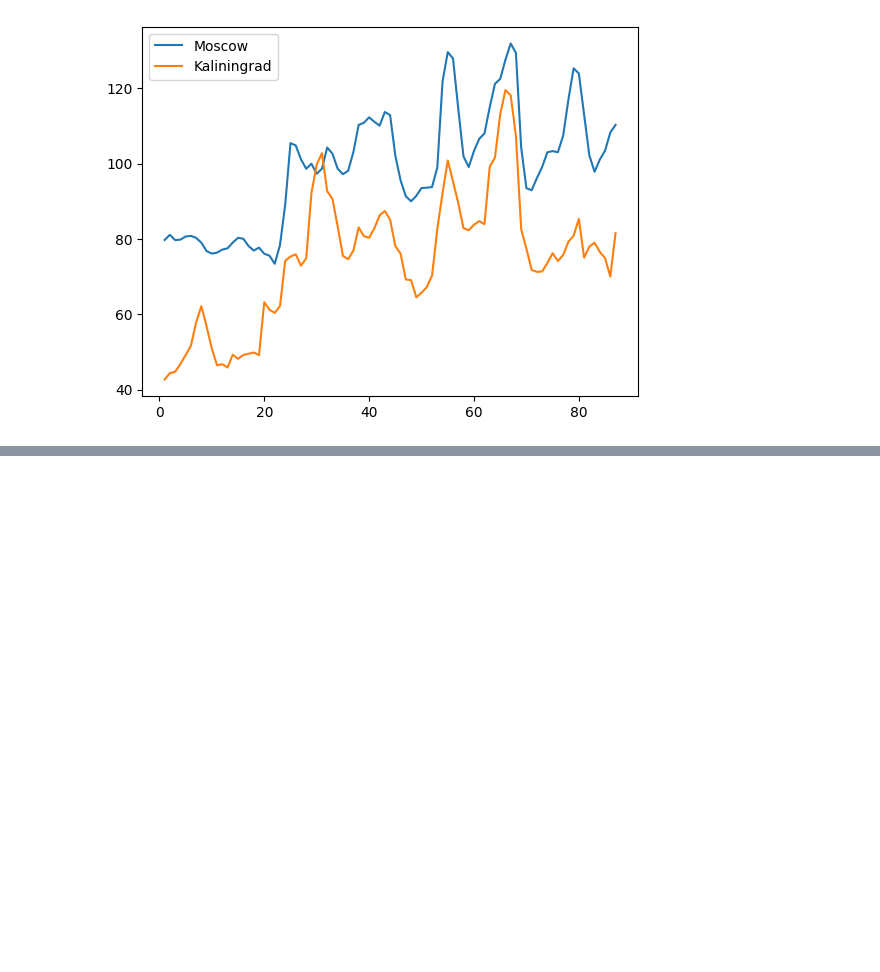
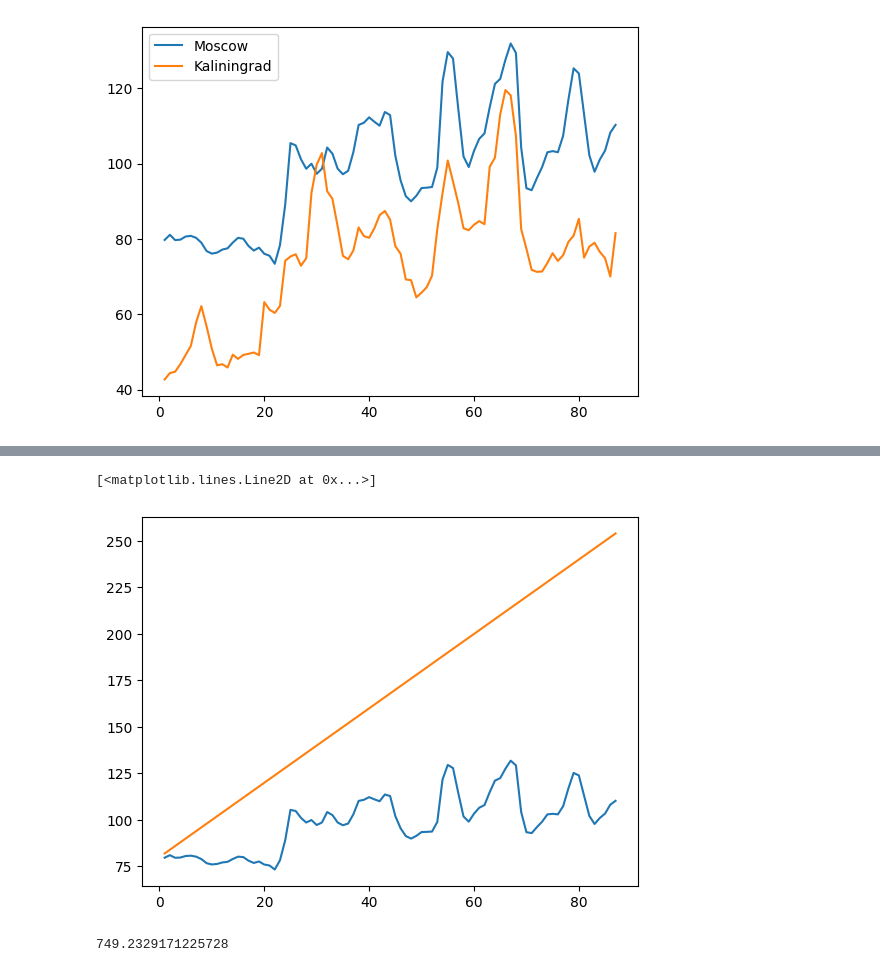
Before and after one commit to viniciusaze/python, a Jupyter notebook: Curso_numpy.ipynb, the cells around one changed output, grey strips where cells are left out. Cells and saved outputs as stored; diff of their text form; code cells hidden in the pictures; blank space fills up the shorter version.

```diff
--- a/Curso_numpy.ipynb
+++ b/Curso_numpy.ipynb
@@ -121,0 +166,16 @@ plt.legend(['Moscow', 'Kaliningrad'])
+# %%
+x = datas
+# %%
+y = 2*x+80
+# %%
+plt.plot(datas,Moscow)
+plt.plot(x,y)
+# %% [output]
+[<matplotlib.lines.Line2D at 0x...>]
+[figure, added]
+# %%
+#Ajustando a reta
+#Moscow - y # Comparando o valor da reta com o dos valores dos preços das maçãs
+np.sqrt(np.sum(np.power(Moscow - y, 2))) #Elevando os valores ao quadrado e somando tudo
+# %% [output]
+749.2329171225728
```
Also changed, not shown: parts of 12 cells of this notebook.
